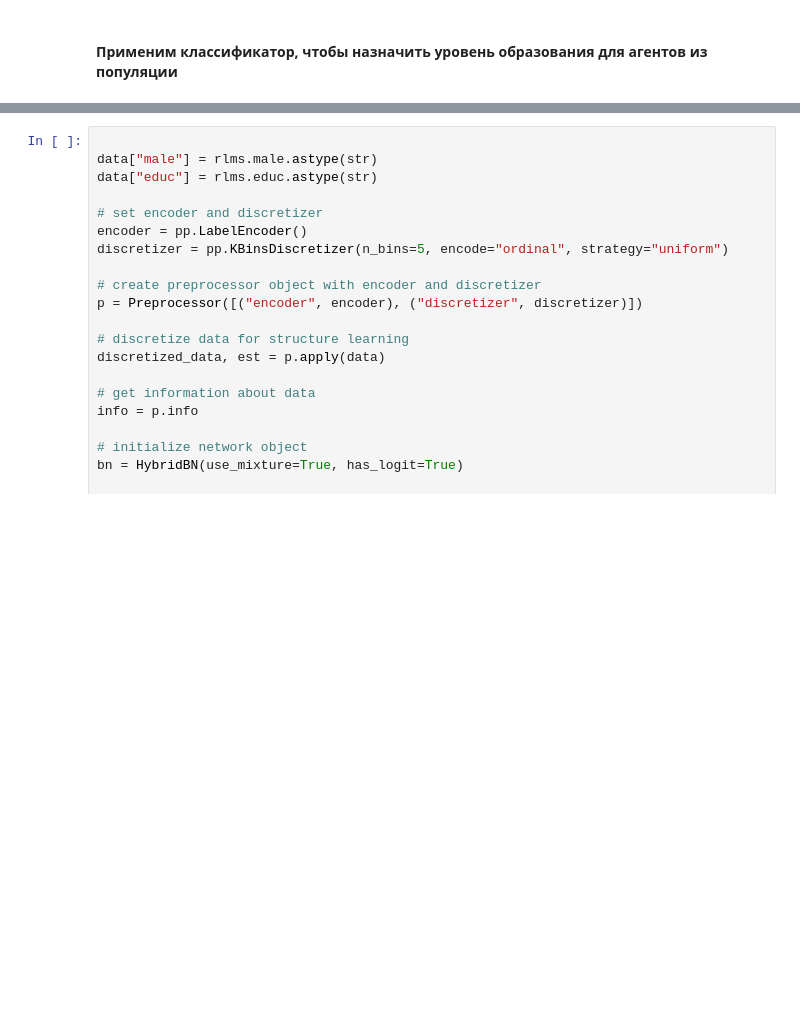
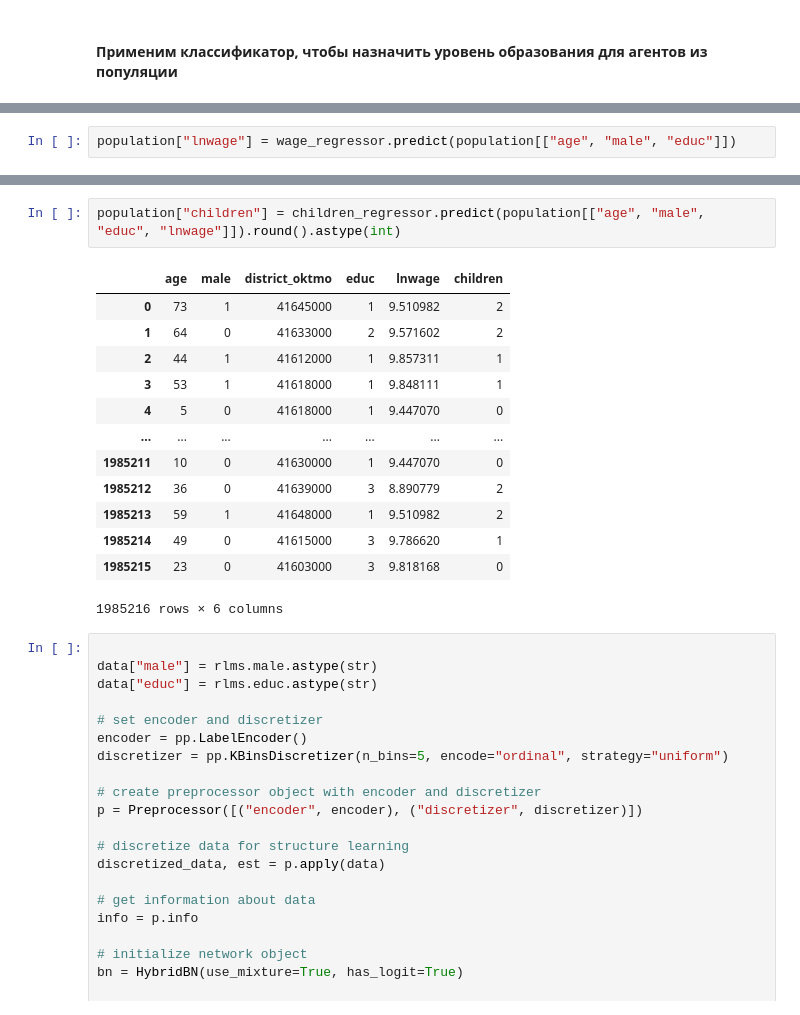
Before and after one commit to SergeyPishchulov/populations, a Jupyter notebook: empty_page/data_preparation.ipynb, the cells around one changed output, grey strips where cells are left out. Cells and saved outputs as stored; diff of their text form; blank space fills up the shorter version.

```diff
--- a/empty_page/data_preparation.ipynb
+++ b/empty_page/data_preparation.ipynb
@@ -380,0 +389,2 @@ population
+# %%
+population["lnwage"] = wage_regressor.predict(population[["age", "male", "educ"]])
@@ -381,3 +402,19 @@ population
+# %%
+population["children"] = children_regressor.predict(population[["age", "male", "educ", "lnwage"]]).round().astype(int)
+# %% [output]
+|  | age | male | district_oktmo | educ | lnwage | children |
+| 0 | 73 | 1 | 41645000 | 1 | 9.510982 | 2 |
+| 1 | 64 | 0 | 41633000 | 2 | 9.571602 | 2 |
+| 2 | 44 | 1 | 41612000 | 1 | 9.857311 | 1 |
+| 3 | 53 | 1 | 41618000 | 1 | 9.848111 | 1 |
+| 4 | 5 | 0 | 41618000 | 1 | 9.447070 | 0 |
+| ... | ... | ... | ... | ... | ... | ... |
+| 1985211 | 10 | 0 | 41630000 | 1 | 9.447070 | 0 |
+| 1985212 | 36 | 0 | 41639000 | 3 | 8.890779 | 2 |
+| 1985213 | 59 | 1 | 41648000 | 1 | 9.510982 | 2 |
+| 1985214 | 49 | 0 | 41615000 | 3 | 9.786620 | 1 |
+| 1985215 | 23 | 0 | 41603000 | 3 | 9.818168 | 0 |
+1985216 rows × 6 columns
 # %%
 
 data["male"] = rlms.male.astype(str)
```
Also changed, not shown: parts of 9 cells of this notebook.
